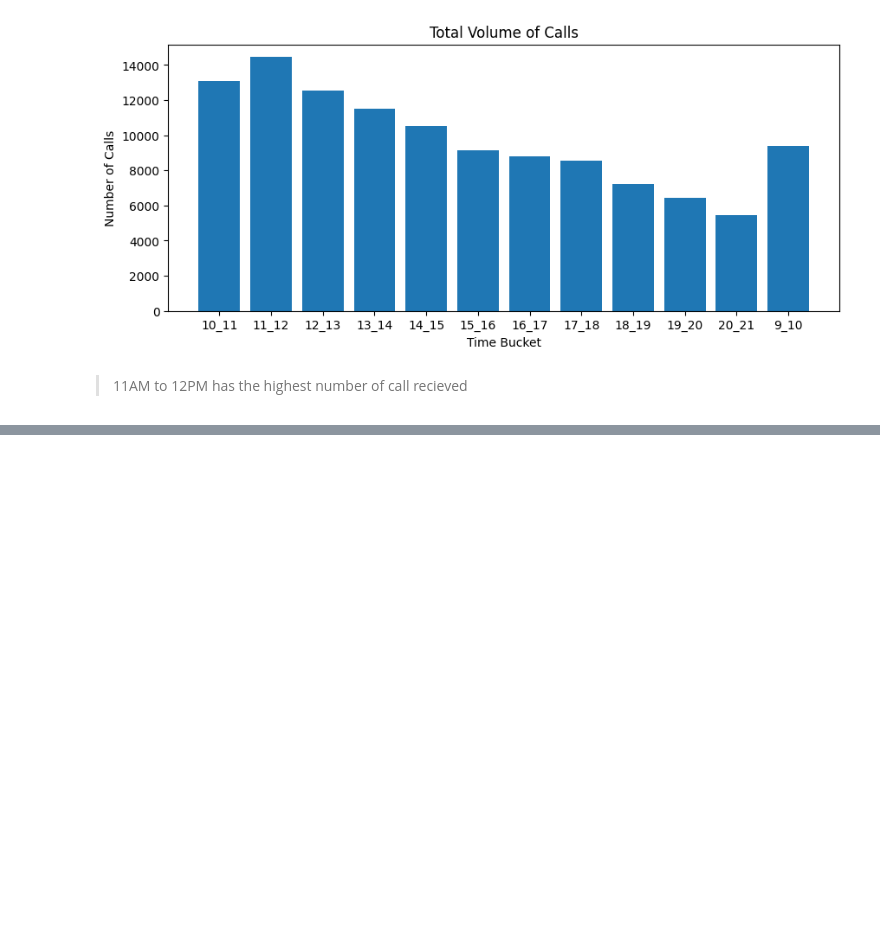
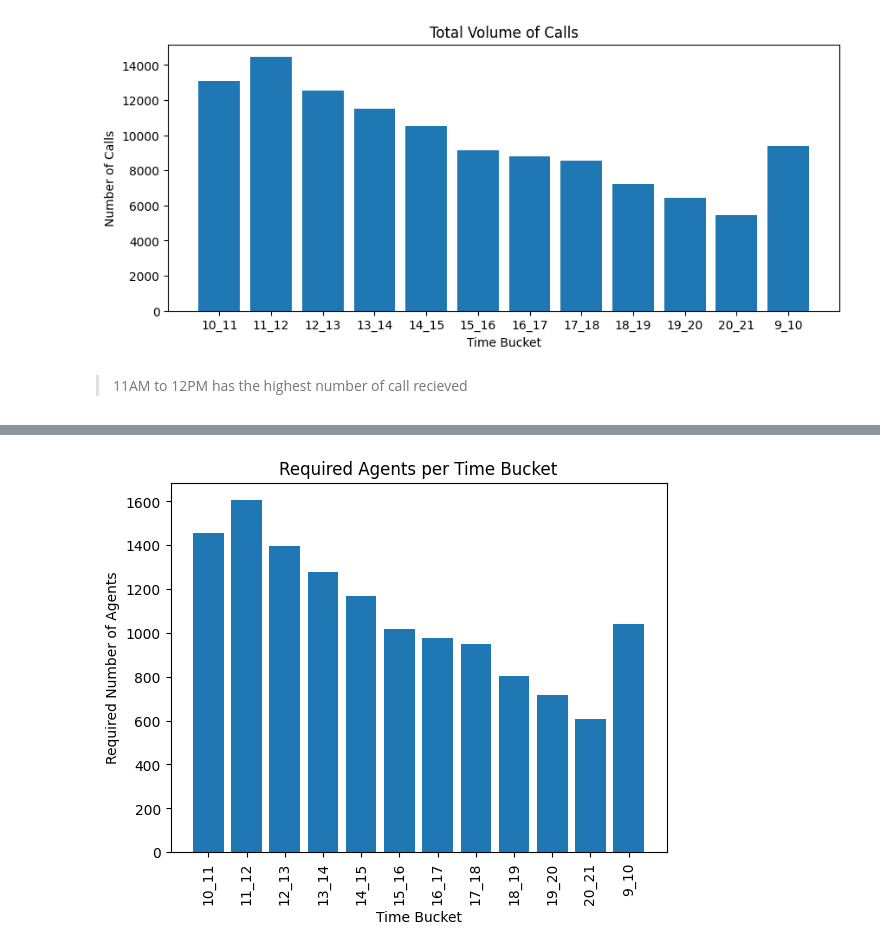
Before and after one commit to nanoCHI/Data-Analysis, a Jupyter notebook: Call_Volume_Trend_Analysis.ipynb, the cells around one changed output, grey strips where cells are left out. Cells and saved outputs as stored; diff of their text form; code cells hidden in the pictures; blank space fills up the shorter version.

```diff
--- a/Call_Volume_Trend_Analysis.ipynb
+++ b/Call_Volume_Trend_Analysis.ipynb
@@ -177,0 +180,12 @@ plt.show()
+# %%
+answered_calls = df[df["Call_Status"] == "Answered"]
+current_abandon_rate = 1 - (answered_calls.shape[0] / df.shape[0])
+
+# Assuming the target abandon rate is 10%
+target_abandon_rate = 0.1
+
+# Calculate the required number of agents per time bucket
+required_agents = (total_calls * target_abandon_rate) / (1 - target_abandon_rate)
+
+# Print the required number of agents per time bucket
+print(required_agents)
@@ -177,0 +207,9 @@ plt.show()
+# %%
+plt.bar(required_agents.index, required_agents)
+plt.xlabel("Time Bucket")
+plt.ylabel("Required Number of Agents")
+plt.title("Required Agents per Time Bucket")
+plt.xticks(rotation=90)
+plt.show()
+# %% [output]
+[figure, added]
```
Also changed, not shown: parts of 2 cells of this notebook.
